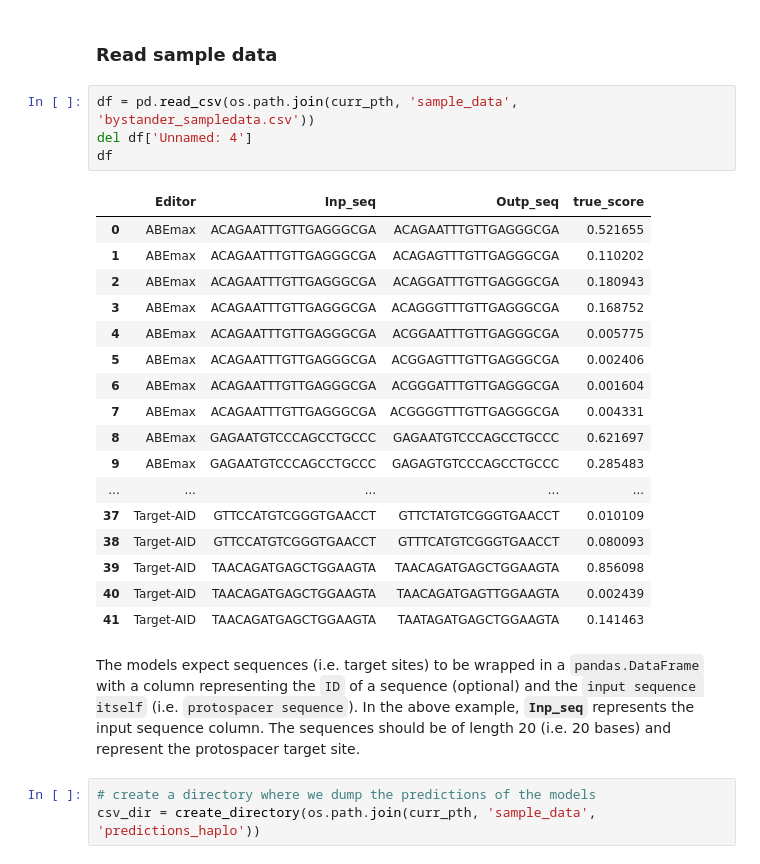
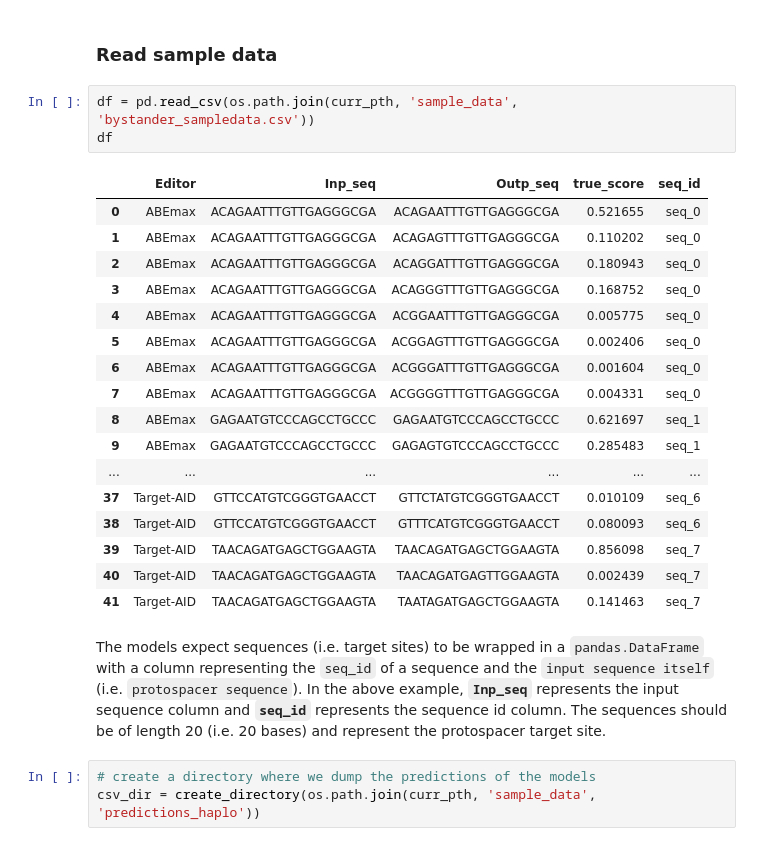
Before and after one commit to uzh-dqbm-cmi/crispr, a Jupyter notebook: demo/BEDICT_haplotype_model_demoseqs.ipynb, the cells around one changed output. Drawn from its saved outputs; the diff is of its cells as text.

Commit message:
- update for bystander model - update for attention importance computation

```diff
--- a/demo/BEDICT_haplotype_model_demoseqs.ipynb
+++ b/demo/BEDICT_haplotype_model_demoseqs.ipynb
@@ -21,28 +21,27 @@ print(curr_pth)
 ### Read sample data
 # %%
 df = pd.read_csv(os.path.join(curr_pth, 'sample_data', 'bystander_sampledata.csv'))
-del df['Unnamed: 4']
 df
 # %% [output]
-|  | Editor | Inp_seq | Outp_seq | true_score |
-| 0 | ABEmax | ACAGAATTTGTTGAGGGCGA | ACAGAATTTGTTGAGGGCGA | 0.521655 |
-| 1 | ABEmax | ACAGAATTTGTTGAGGGCGA | ACAGAGTTTGTTGAGGGCGA | 0.110202 |
-| 2 | ABEmax | ACAGAATTTGTTGAGGGCGA | ACAGGATTTGTTGAGGGCGA | 0.180943 |
-| 3 | ABEmax | ACAGAATTTGTTGAGGGCGA | ACAGGGTTTGTTGAGGGCGA | 0.168752 |
-| 4 | ABEmax | ACAGAATTTGTTGAGGGCGA | ACGGAATTTGTTGAGGGCGA | 0.005775 |
-| 5 | ABEmax | ACAGAATTTGTTGAGGGCGA | ACGGAGTTTGTTGAGGGCGA | 0.002406 |
-| 6 | ABEmax | ACAGAATTTGTTGAGGGCGA | ACGGGATTTGTTGAGGGCGA | 0.001604 |
-| 7 | ABEmax | ACAGAATTTGTTGAGGGCGA | ACGGGGTTTGTTGAGGGCGA | 0.004331 |
-| 8 | ABEmax | GAGAATGTCCCAGCCTGCCC | GAGAATGTCCCAGCCTGCCC | 0.621697 |
-| 9 | ABEmax | GAGAATGTCCCAGCCTGCCC | GAGAGTGTCCCAGCCTGCCC | 0.285483 |
-| ... | ... | ... | ... | ... |
-| 37 | Target-AID | GTTCCATGTCGGGTGAACCT | GTTCTATGTCGGGTGAACCT | 0.010109 |
-| 38 | Target-AID | GTTCCATGTCGGGTGAACCT | GTTTCATGTCGGGTGAACCT | 0.080093 |
-| 39 | Target-AID | TAACAGATGAGCTGGAAGTA | TAACAGATGAGCTGGAAGTA | 0.856098 |
-| 40 | Target-AID | TAACAGATGAGCTGGAAGTA | TAACAGATGAGTTGGAAGTA | 0.002439 |
-| 41 | Target-AID | TAACAGATGAGCTGGAAGTA | TAATAGATGAGCTGGAAGTA | 0.141463 |
+|  | Editor | Inp_seq | Outp_seq | true_score | seq_id |
+| 0 | ABEmax | ACAGAATTTGTTGAGGGCGA | ACAGAATTTGTTGAGGGCGA | 0.521655 | seq_0 |
+| 1 | ABEmax | ACAGAATTTGTTGAGGGCGA | ACAGAGTTTGTTGAGGGCGA | 0.110202 | seq_0 |
+| 2 | ABEmax | ACAGAATTTGTTGAGGGCGA | ACAGGATTTGTTGAGGGCGA | 0.180943 | seq_0 |
+| 3 | ABEmax | ACAGAATTTGTTGAGGGCGA | ACAGGGTTTGTTGAGGGCGA | 0.168752 | seq_0 |
+| 4 | ABEmax | ACAGAATTTGTTGAGGGCGA | ACGGAATTTGTTGAGGGCGA | 0.005775 | seq_0 |
+| 5 | ABEmax | ACAGAATTTGTTGAGGGCGA | ACGGAGTTTGTTGAGGGCGA | 0.002406 | seq_0 |
+| 6 | ABEmax | ACAGAATTTGTTGAGGGCGA | ACGGGATTTGTTGAGGGCGA | 0.001604 | seq_0 |
+| 7 | ABEmax | ACAGAATTTGTTGAGGGCGA | ACGGGGTTTGTTGAGGGCGA | 0.004331 | seq_0 |
+| 8 | ABEmax | GAGAATGTCCCAGCCTGCCC | GAGAATGTCCCAGCCTGCCC | 0.621697 | seq_1 |
+| 9 | ABEmax | GAGAATGTCCCAGCCTGCCC | GAGAGTGTCCCAGCCTGCCC | 0.285483 | seq_1 |
+| ... | ... | ... | ... | ... | ... |
+| 37 | Target-AID | GTTCCATGTCGGGTGAACCT | GTTCTATGTCGGGTGAACCT | 0.010109 | seq_6 |
+| 38 | Target-AID | GTTCCATGTCGGGTGAACCT | GTTTCATGTCGGGTGAACCT | 0.080093 | seq_6 |
+| 39 | Target-AID | TAACAGATGAGCTGGAAGTA | TAACAGATGAGCTGGAAGTA | 0.856098 | seq_7 |
+| 40 | Target-AID | TAACAGATGAGCTGGAAGTA | TAACAGATGAGTTGGAAGTA | 0.002439 | seq_7 |
+| 41 | Target-AID | TAACAGATGAGCTGGAAGTA | TAATAGATGAGCTGGAAGTA | 0.141463 | seq_7 |
 # %% [markdown]
-The models expect sequences (i.e. target sites) to be wrapped in a `pandas.DataFrame` with a column representing the `ID` of a sequence (optional) and the `input sequence itself` (i.e. `protospacer sequence`). In the above example, **`Inp_seq`** represents the input sequence column.
+The models expect sequences (i.e. target sites) to be wrapped in a `pandas.DataFrame` with a column representing the `seq_id` of a sequence and the `input sequence itself` (i.e. `protospacer sequence`). In the above example, **`Inp_seq`** represents the input sequence column and **`seq_id`** represents the sequence id column.
 The sequences should be of length 20 (i.e. 20 bases) and represent the protospacer target site.
 # %%
 # create a directory where we dump the predictions of the models
```
Also changed, not shown: parts of 14 cells of this notebook, 11 other files.
